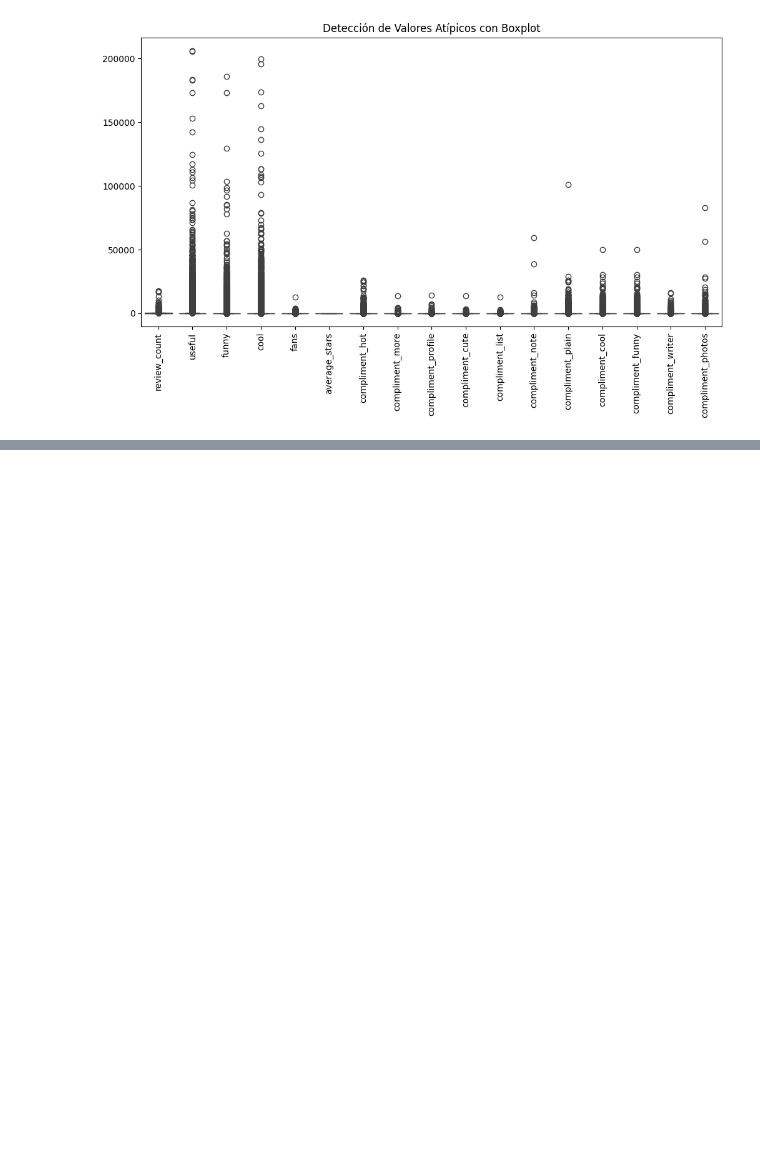
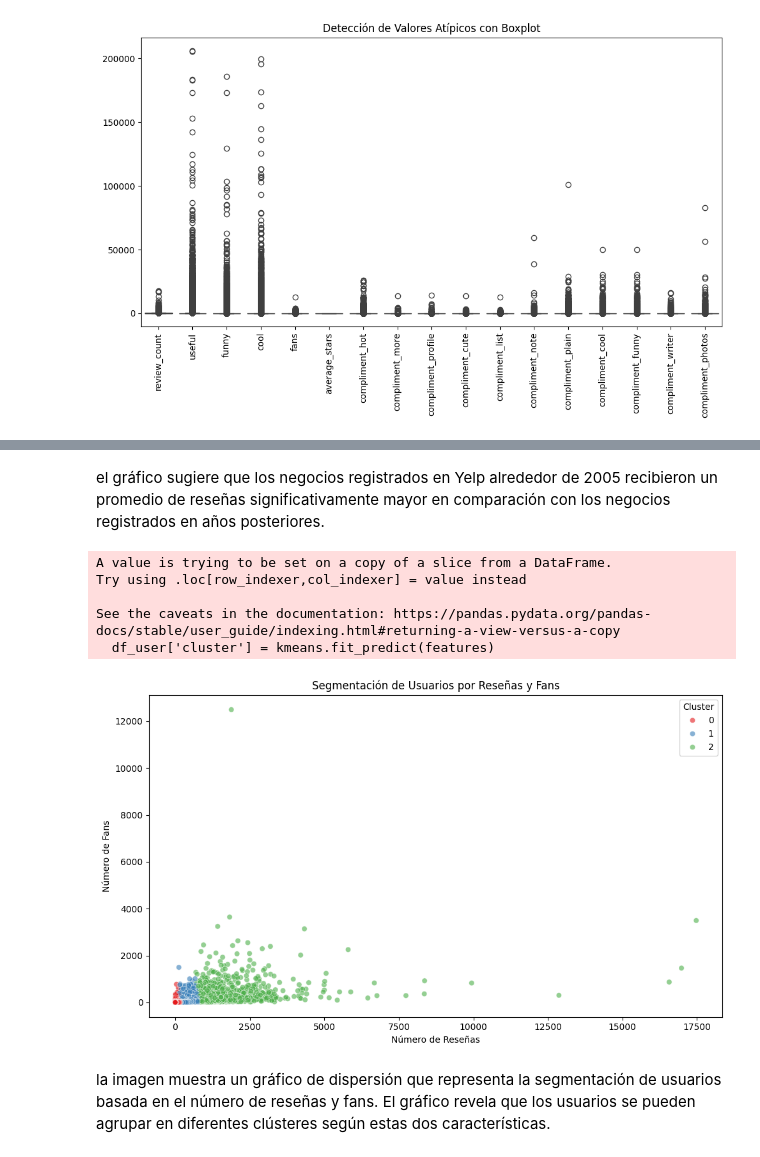
Before and after one commit to pablo-6031/YELP-GOOGLE-MAPS---REVIEWS-AND-RECOMMENDATIONS, a Jupyter notebook: notebooks/EDA_YELP.ipynb, the cells around one changed output, grey strips where cells are left out. Saved outputs shown, nothing was run; the diff lists cells and outputs as text; code cells hidden in the pictures; blank space fills up the shorter version.

```diff
--- a/notebooks/EDA_YELP.ipynb
+++ b/notebooks/EDA_YELP.ipynb
@@ -1738,0 +1820,38 @@ Series([], Name: friends, dtype: object)
+# %% [markdown]
+el gráfico sugiere que los negocios registrados en Yelp alrededor de 2005 recibieron un promedio de reseñas significativamente mayor en comparación con los negocios registrados en años posteriores.
+# %%
+from sklearn.cluster import KMeans
+
+# Seleccionamos las columnas 'review_count' y 'fans' para la segmentación
+features = df_user[['review_count', 'fans']]
+
+# Aplicamos K-means para crear 3 clusters
+kmeans = KMeans(n_clusters=3)
+df_user['cluster'] = kmeans.fit_predict(features)
+
+# Generamos el gráfico de dispersión
+plt.figure(figsize=(10, 6))
+
+# Usamos seaborn para graficar los puntos de datos por clúster
+sns.scatterplot(x='review_count', y='fans', hue='cluster', data=df_user, palette='Set1', alpha=0.6)
+
+# Títulos y etiquetas
+plt.title('Segmentación de Usuarios por Reseñas y Fans')
+plt.xlabel('Número de Reseñas')
+plt.ylabel('Número de Fans')
+
+# Mostrar leyenda
+plt.legend(title='Cluster')
+
+# Mostrar el gráfico
+plt.tight_layout()
+plt.show()
+# %% [output]
+A value is trying to be set on a copy of a slice from a DataFrame.
+Try using .loc[row_indexer,col_indexer] = value instead
+
+See the caveats in the documentation: https://pandas.pydata.org/pandas-docs/stable/user_guide/indexing.html#returning-a-view-versus-a-copy
+  df_user['cluster'] = kmeans.fit_predict(features)
+[figure, added]
+# %% [markdown]
+la imagen muestra un gráfico de dispersión que representa la segmentación de usuarios basada en el número de reseñas y fans. El gráfico revela que los usuarios se pueden agrupar en diferentes clústeres según estas dos características.
```
Also changed, not shown: parts of 17 cells of this notebook.
